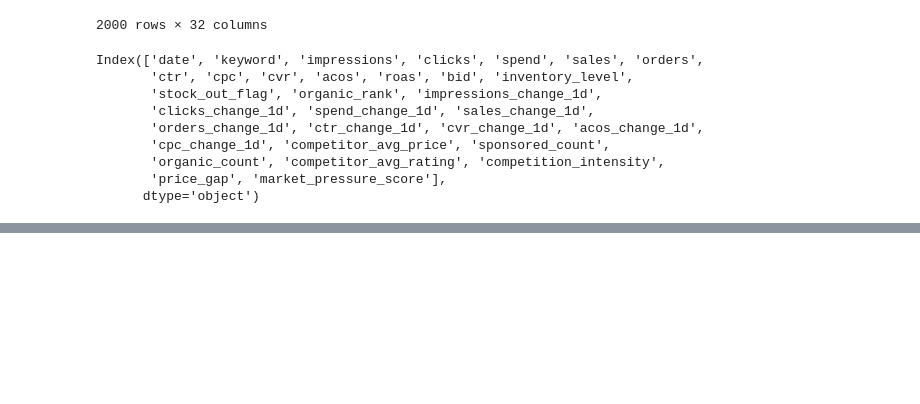
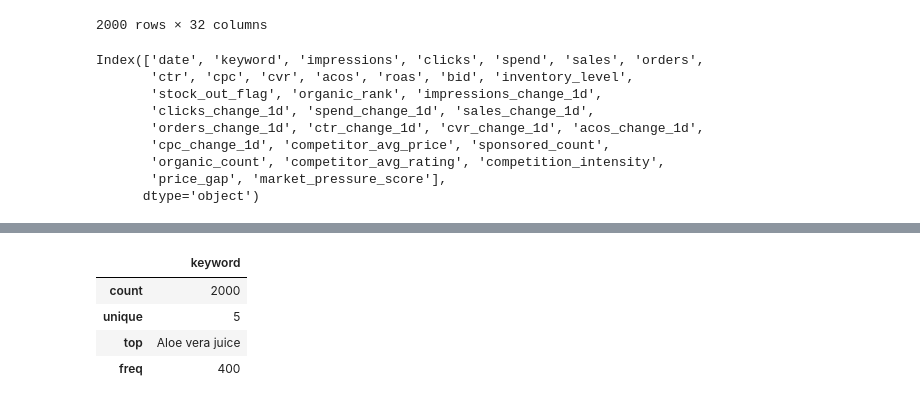
Before and after one commit to kinjal0123/Anomaly, a Jupyter notebook: Untitled1.ipynb, the cells around one changed output, grey strips where cells are left out. Cells and saved outputs as stored; diff of their text form; code cells hidden in the pictures; blank space fills up the shorter version.

```diff
--- a/Untitled1.ipynb
+++ b/Untitled1.ipynb
@@ -182,0 +218,8 @@ Index(['date', 'keyword', 'impressions', 'clicks', 'spend', 'sales', 'orders',
+# %%
+combined_df.describe(include='O')
+# %% [output]
+|  | keyword |
+| count | 2000 |
+| unique | 5 |
+| top | Aloe vera juice |
+| freq | 400 |
```
Also changed, not shown: parts of 9 cells of this notebook, 2 other files.
